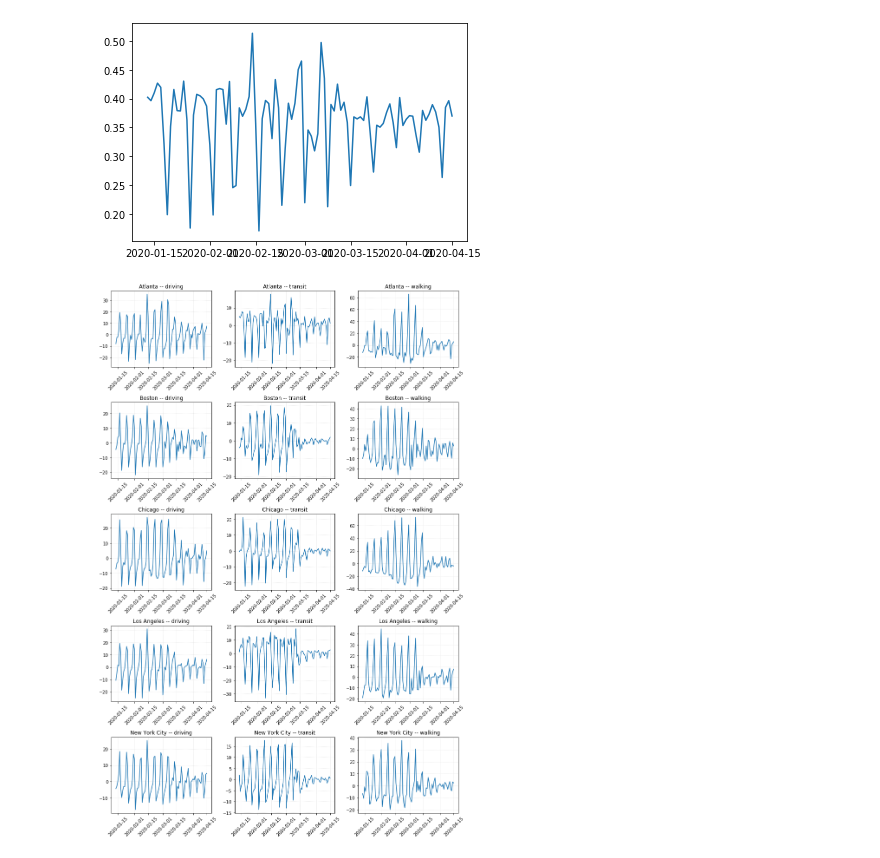
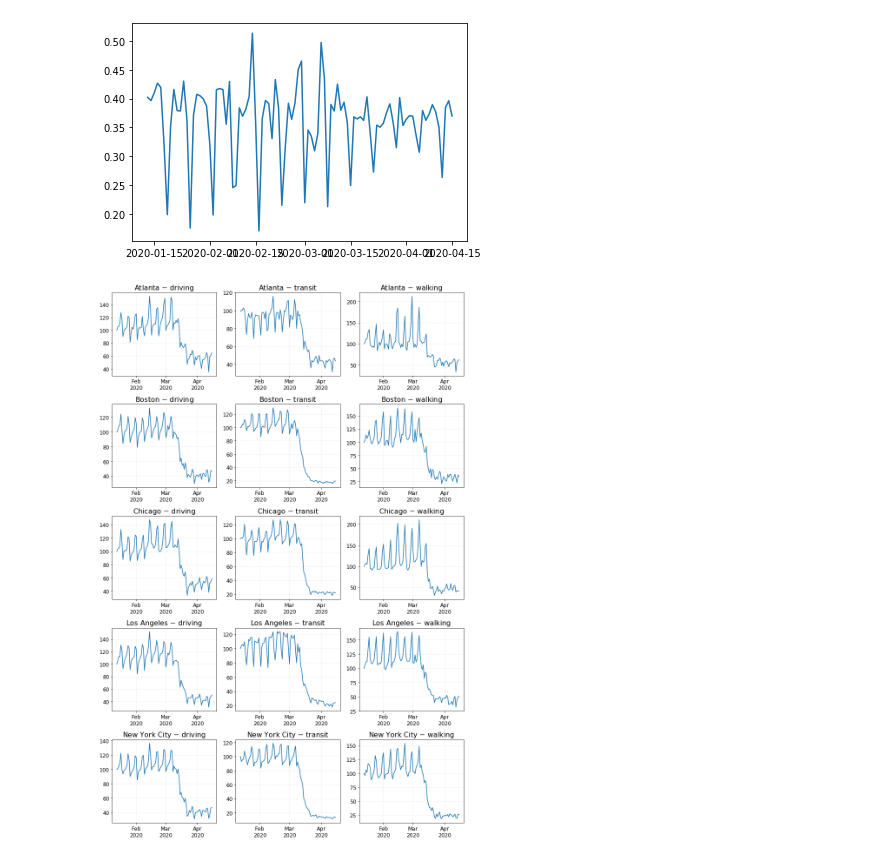
Before and after one commit to KellyGothard/RedditUSACOVID, a Jupyter notebook: notebooks/Apple_mobility_data.ipynb, the cells around one changed output. Saved outputs shown, nothing was run; the diff lists cells and outputs as text; code cells hidden in the pictures.

```diff
--- a/notebooks/Apple_mobility_data.ipynb
+++ b/notebooks/Apple_mobility_data.ipynb
@@ -6,3 +8,28 @@ from pprint import pprint
+# %%
+import matplotlib.dates as mdates
+
+plt.rcParams['font.family'] = 'serif'
+plt.rcParams['font.serif'] = ['Times New Roman'] + plt.rcParams['font.serif']
+
+plt.rcParams.update({
+        'font.size': 10,
+        'axes.titlesize': 16,
+        'axes.labelsize': 14,
+        'xtick.labelsize': 12,
+        'ytick.labelsize': 12,
+        'legend.fontsize': 12,
+        'font.family': 'Arial',
+
+    })
+
+start_date = datetime(2020,1,1)#lang2freq[keys[0]].index.min()
+end_date= datetime(2020,4,30)#lang2freq[keys[0]].index.max()
+diff = (start_date-end_date)
+date_format = '%b\n%Y'
+major_locator = mdates.MonthLocator(range(diff.days // 30))
+minor_locator = mdates.AutoDateLocator()
+log = "$\log_{10}$"
+freq = "$\mathcal{f}$"
 # %% [markdown]
 From: https://www.apple.com/covid19/mobility
 # %% [markdown]
@@ -130,16 +163,25 @@ plt.plot(new_df[1] - rolling_mean)
 # %%
 f,a = plt.subplots(5,3,figsize=(12,18))
 
 a = a.ravel()
 
+colors = cycle(['C0','C1','C2'])
+
 for i in range(top5.shape[0]):
     temp_df = pd.DataFrame(top5.iloc[i,3:], index =  pd.to_datetime(top5.iloc[i,3:].index))
     temp_df.columns = ['Mobility']
     rolling_mean = temp_df['Mobility'].rolling(7).mean(center=True).fillna(method='bfill').fillna(method='ffill')
-    a[i].plot(temp_df['Mobility']-rolling_mean)
-    a[i].tick_params(axis='x', rotation=45)
+    a[i].plot(temp_df['Mobility'])#,color=next(colors))
+    #a[i].tick_params(axis='x', rotation=45)
     a[i].grid(alpha=.5, linestyle=':')
-    a[i].set_title(f"{top5.iloc[i,:]['region']} -- {top5.iloc[i,:]['transportation_type']}")
+    a[i].set_title(f"{top5.iloc[i,:]['region']} $-$ {top5.iloc[i,:]['transportation_type']}")
+    a[i].xaxis.set_major_locator(major_locator)
+    a[i].xaxis.set_major_formatter(mdates.DateFormatter(date_format))
+    a[i].xaxis.set_minor_locator(minor_locator)
+    a[i].minorticks_off()
 f.tight_layout()
+
+plt.savefig('../figures/TransitTimeseries.pdf')
+plt.savefig('../figures/TransitTimeseries.png',dpi=300)
 # %% [output]
-[figure, old version]
+[figure, new version]
```
Also changed, not shown: parts of 3 cells of this notebook, 1 other file.
